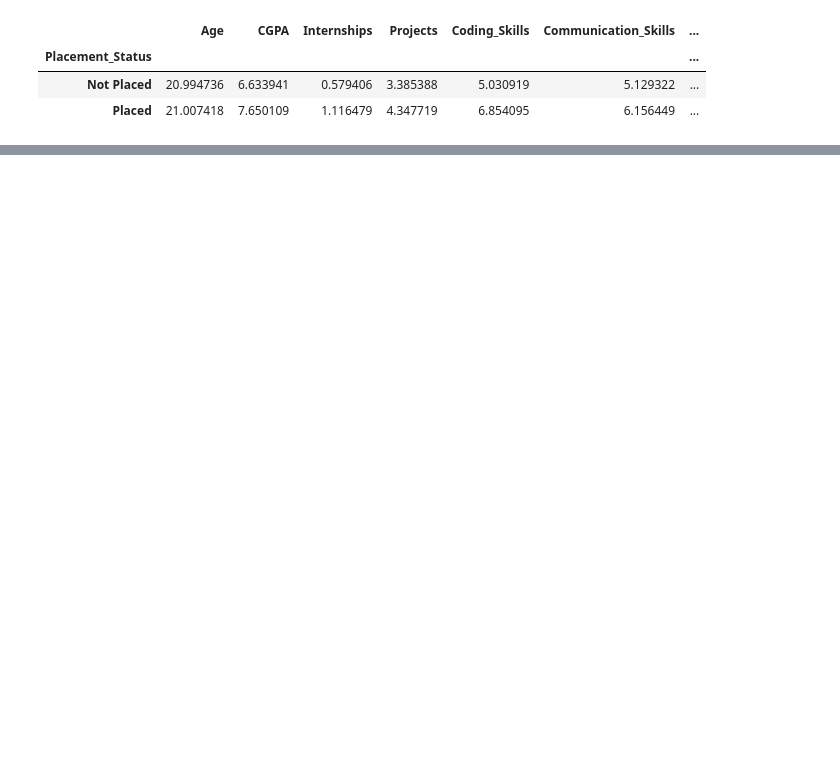
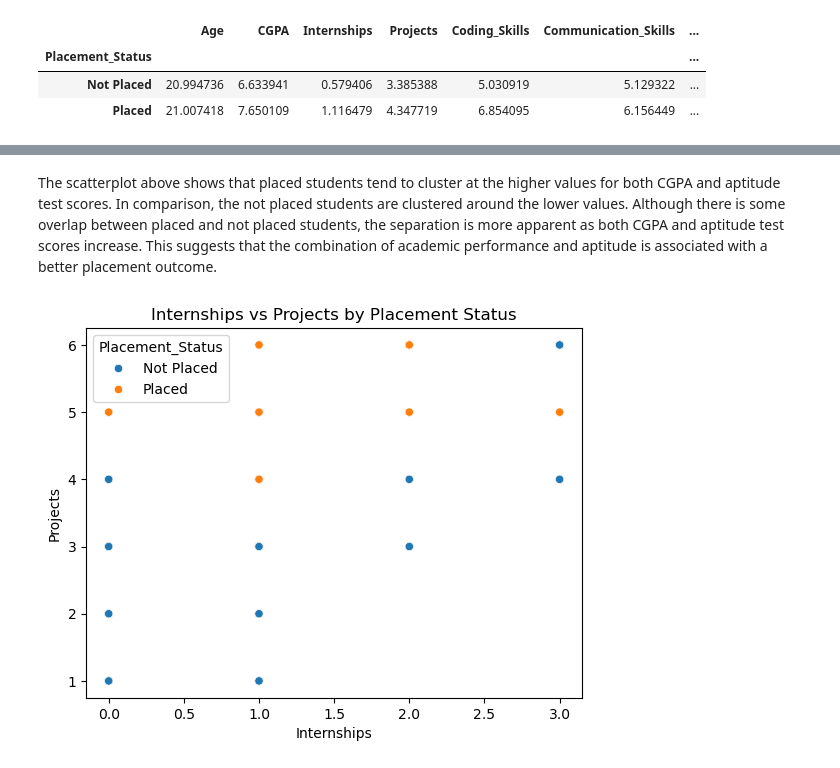
Before and after one commit to muskaanmahes/DS-7331-Term-Project, a Jupyter notebook: Lab1_Visualization_and_Data_Preprocessing/Chloe_Notebook.ipynb, the cells around one changed output, grey strips where cells are left out. Drawn from its saved outputs; the diff is of its cells as text; code cells hidden in the pictures; blank space fills up the shorter version.

```diff
--- a/Lab1_Visualization_and_Data_Preprocessing/Chloe_Notebook.ipynb
+++ b/Lab1_Visualization_and_Data_Preprocessing/Chloe_Notebook.ipynb
@@ -139,0 +151,14 @@ plt.show()
+# %% [markdown]
+The scatterplot above shows that placed students tend to cluster at the higher values for both CGPA and aptitude test scores. In comparison, the not placed students are clustered around the lower values. Although there is some overlap between placed and not placed students, the separation is more apparent as both CGPA and aptitude test scores increase. This suggests that the combination of academic performance and aptitude is associated with a better placement outcome.
+# %%
+# Scatter plot of Internships and Projects by Placement Status
+sns.scatterplot(
+    data=df,
+    x="Internships",
+    y="Projects",
+    hue="Placement_Status"
+)
+plt.title("Internships vs Projects by Placement Status")
+plt.show()
+# %% [output]
+[figure, added]
```
Also changed, not shown: parts of 33 cells of this notebook.
